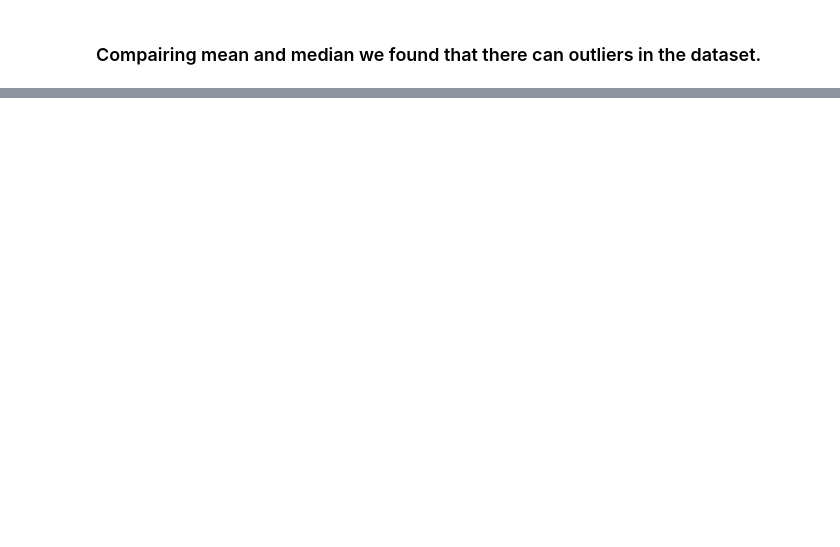
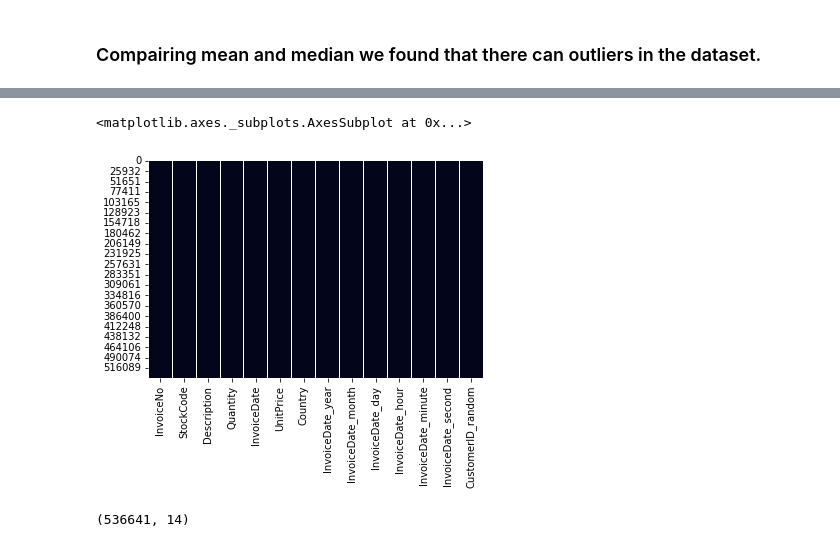
Before and after one commit to AruneshTamboli/Online-Retail-Customer-Segmentation, a Jupyter notebook: Online_Retail_Customer_Segmentation_(Proponent_Ds)_Arunesh_Tamboli_Capstone_Project.ipynb, the cells around one changed output, grey strips where cells are left out. Cells and saved outputs as stored; diff of their text form; code cells hidden in the pictures; blank space fills up the shorter version.

```diff
--- a/Online_Retail_Customer_Segmentation_(Proponent_Ds)_Arunesh_Tamboli_Capstone_Project.ipynb
+++ b/Online_Retail_Customer_Segmentation_(Proponent_Ds)_Arunesh_Tamboli_Capstone_Project.ipynb
@@ -42,4 +42,4 @@ Mounted at /content/drive
 # %%
 #Defining path
 file_path = "/content/drive/MyDrive/Almabetter/Capstone Projects/Unsupervised Machine Learning/Online Retail.xlsx"
-df = pd.read_excel(file_path)
+dataset = pd.read_excel(file_path)
@@ -139,0 +110,8 @@ print(df['Country'].unique())
+# %%
+# Extracting information from Invoice feature.
+dataset['InvoiceDate_year'] = dataset['InvoiceDate'].dt.year
+dataset['InvoiceDate_month'] = dataset['InvoiceDate'].dt.month
+dataset['InvoiceDate_day'] = dataset['InvoiceDate'].dt.day
+dataset['InvoiceDate_hour'] = dataset['InvoiceDate'].dt.hour
+dataset['InvoiceDate_minute'] = dataset['InvoiceDate'].dt.minute
+dataset['InvoiceDate_second'] = dataset['InvoiceDate'].dt.second
@@ -139,0 +239,4 @@ print(df['Country'].unique())
+# %%
+# Dropping Duplicate Rows
+dataset=dataset.drop_duplicates()
+len(dataset[dataset.duplicated()])
@@ -139,0 +295,3 @@ print(df['Country'].unique())
+# %%
+impute_nan_numeric(dataset,'CustomerID')
+dataset.drop(['CustomerID'],axis=1,inplace=True)
@@ -139,0 +325,10 @@ print(df['Country'].unique())
+# %%
+# Checking Null Value by plotting Heatmap
+sns.heatmap(dataset.isnull(), cbar=False)
+# %% [output]
+<matplotlib.axes._subplots.AxesSubplot at 0x...>
+[figure, added]
+# %%
+dataset.shape
+# %% [output]
+(536641, 14)
```
Also changed, not shown: parts of 82 cells of this notebook.
